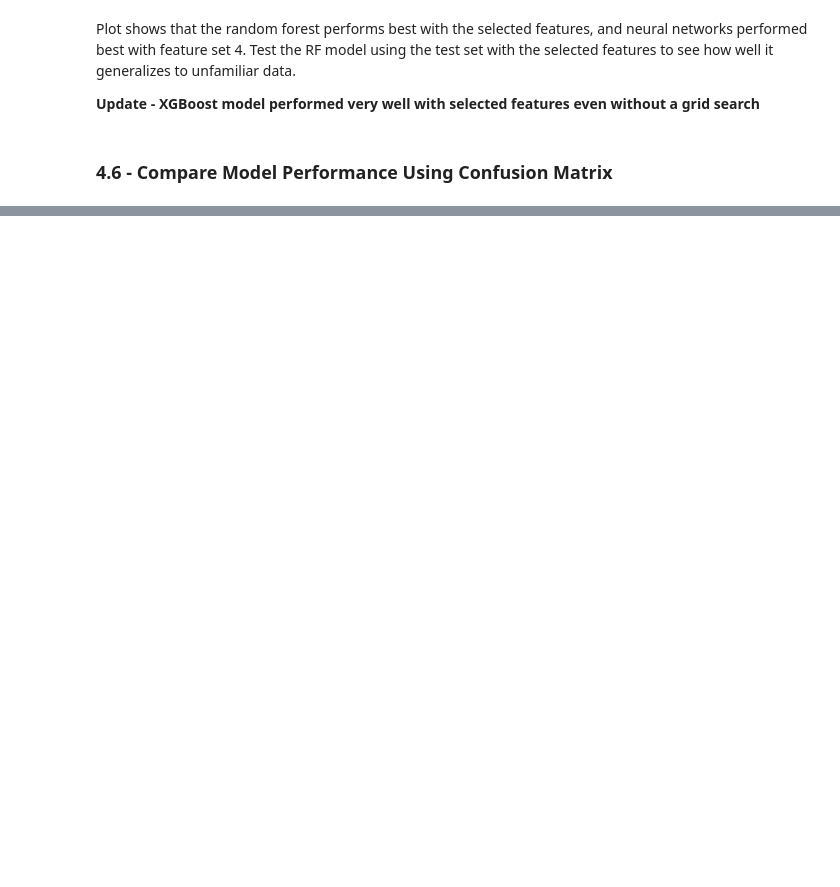
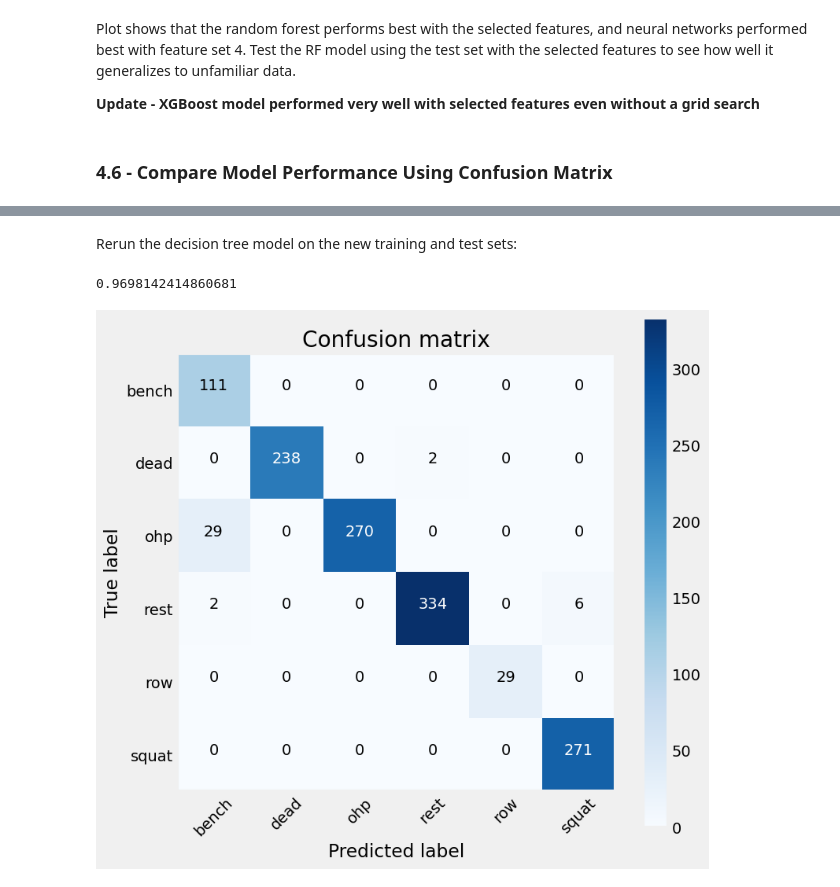
Before and after one commit to nkeblawi/nk-fitness-tracker, a Jupyter notebook: notebooks/nk-fitness-tracker-p4-predictive-modeling.ipynb, the cells around one changed output, grey strips where cells are left out. Drawn from its saved outputs; the diff is of its cells as text; code cells hidden in the pictures; blank space fills up the shorter version.

```diff
--- a/notebooks/nk-fitness-tracker-p4-predictive-modeling.ipynb
+++ b/notebooks/nk-fitness-tracker-p4-predictive-modeling.ipynb
@@ -354,0 +409,21 @@ To be continued...
+# %% [markdown]
+Rerun the decision tree model on the new training and test sets:
+# %%
+(
+    class_train_y,
+    class_test_y,
+    class_train_prob_y,
+    class_test_prob_y,
+) = learner.decision_tree(
+    X_train[selected_features], y_train, X_test[selected_features], gridsearch=True
+)
+
+accuracy = accuracy_score(y_test, class_test_y)
+print(accuracy)
+
+classes = class_test_prob_y.columns
+cm = confusion_matrix(y_test, class_test_y, labels=classes)
+vis.plot_confusion_matrix(cm, classes)
+# %% [output]
+0.9698142414860681
+[figure, added]
```
Also changed, not shown: parts of 35 cells of this notebook, 2 other files.
